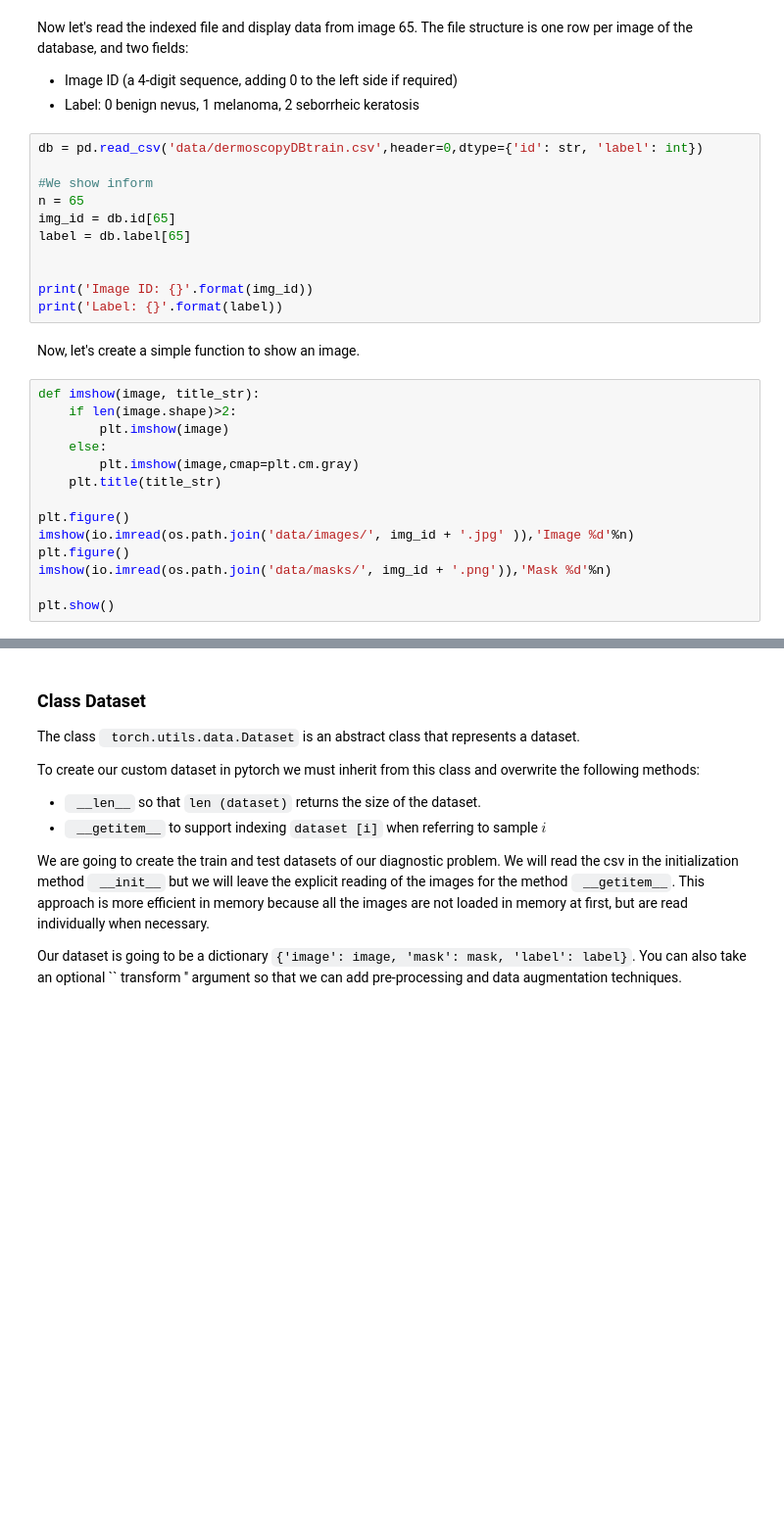
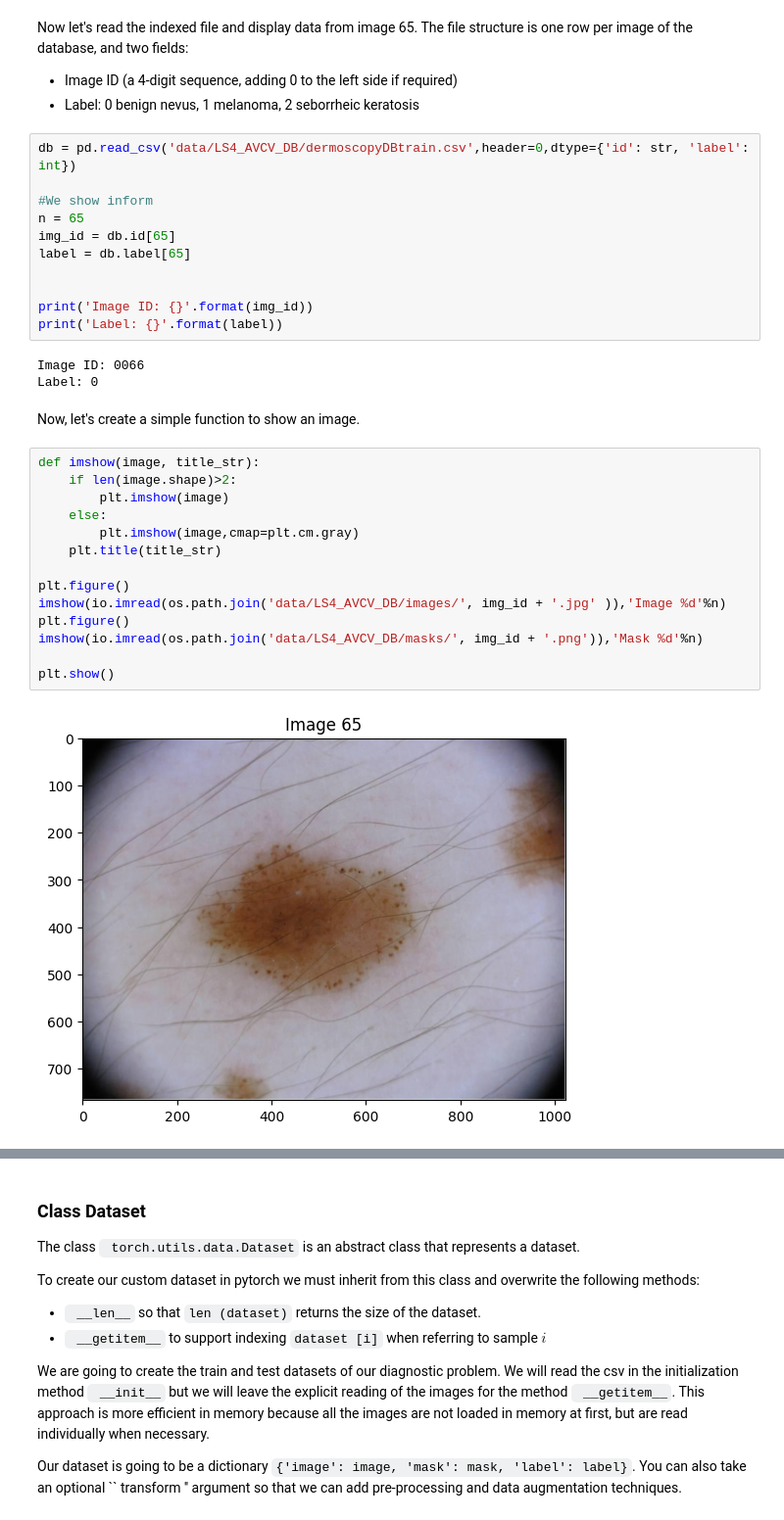
Before and after one commit to alzuaz/Audio-and-Image-Processing, a Jupyter notebook: lab4/LS4_AVCV_Melanomas.ipynb, the cells around one changed output, grey strips where cells are left out. Shown at 98% size. Cells and saved outputs as stored; diff of their text form; blank space fills up the shorter version.

```diff
--- a/lab4/LS4_AVCV_Melanomas.ipynb
+++ b/lab4/LS4_AVCV_Melanomas.ipynb
@@ -110,7 +112,7 @@ Now let's read the indexed file and display data from image 65. The file structu
 - Image ID (a 4-digit sequence, adding 0 to the left side if required)
 - Label: 0 benign nevus, 1 melanoma, 2 seborrheic keratosis
 # %%
-db = pd.read_csv('data/dermoscopyDBtrain.csv',header=0,dtype={'id': str, 'label': int})
+db = pd.read_csv('data/LS4_AVCV_DB/dermoscopyDBtrain.csv',header=0,dtype={'id': str, 'label': int})
 
 #We show inform
 n = 65
@@ -120,19 +122,24 @@ label = db.label[65]
 
 print('Image ID: {}'.format(img_id))
 print('Label: {}'.format(label))
+# %% [output]
+Image ID: 0066
+Label: 0
 # %% [markdown]
 Now, let's create a simple function to show an image.
 # %%
 def imshow(image, title_str):
     if len(image.shape)>2:
         plt.imshow(image)
     else:
         plt.imshow(image,cmap=plt.cm.gray)
     plt.title(title_str)
 
 plt.figure()
-imshow(io.imread(os.path.join('data/images/', img_id + '.jpg' )),'Image %d'%n)
+imshow(io.imread(os.path.join('data/LS4_AVCV_DB/images/', img_id + '.jpg' )),'Image %d'%n)
 plt.figure()
-imshow(io.imread(os.path.join('data/masks/', img_id + '.png')),'Mask %d'%n)
+imshow(io.imread(os.path.join('data/LS4_AVCV_DB/masks/', img_id + '.png')),'Mask %d'%n)
 
 plt.show()
+# %% [output]
+[figure, added]
```
Also changed, not shown: parts of 7 cells of this notebook.
